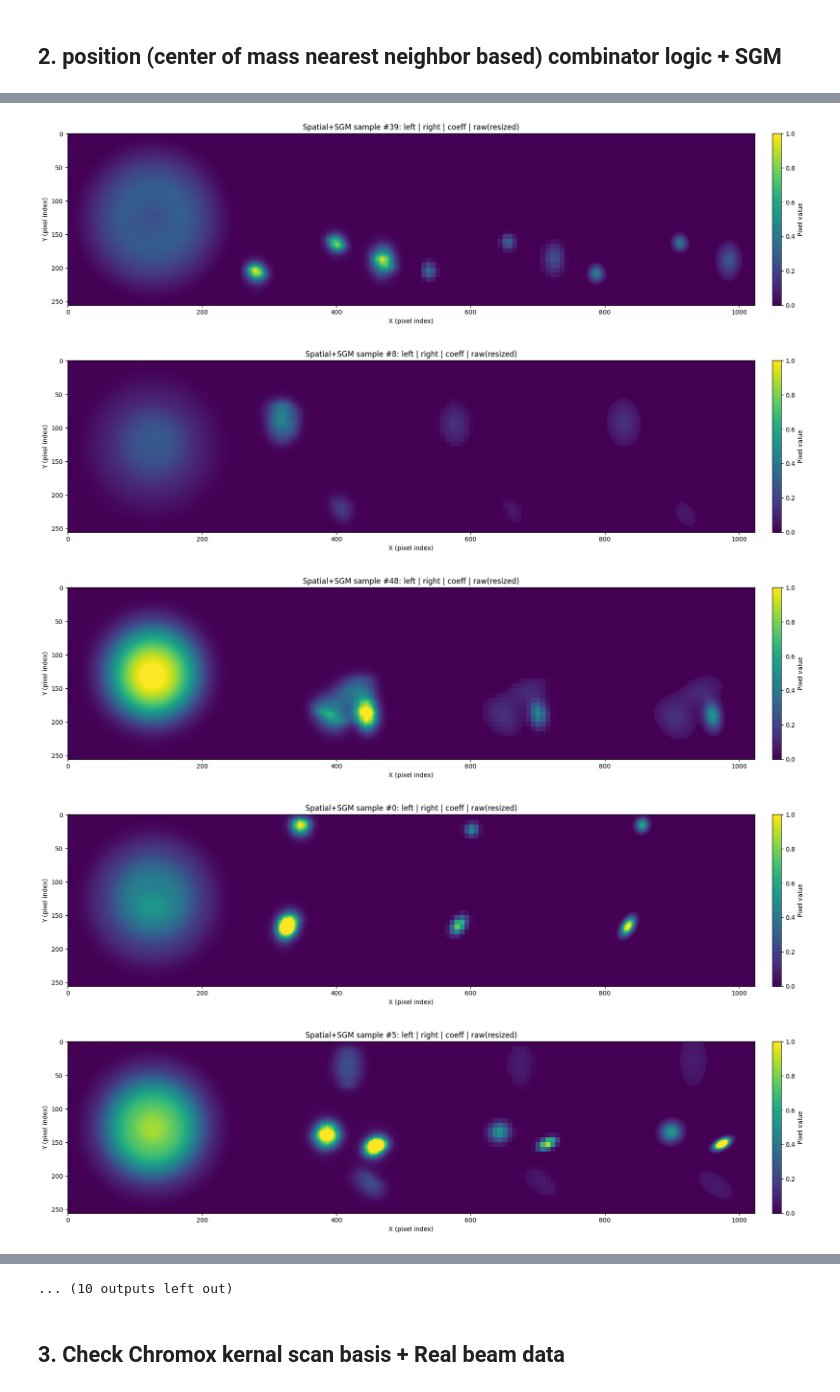
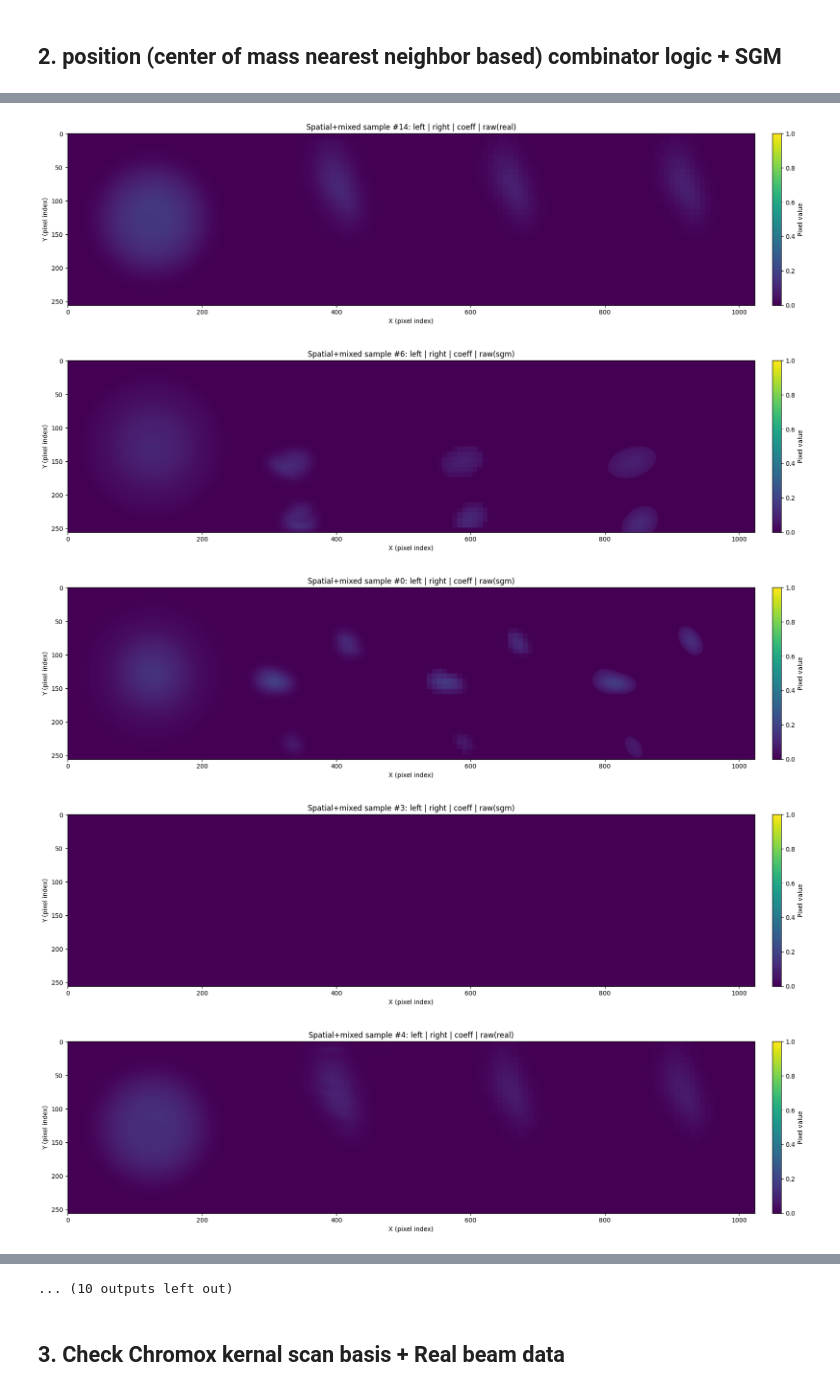
Before and after one commit to Andrew-XQY/fiber-image-reconstruction, a Jupyter notebook: notebooks/visualization.ipynb, the cells around one changed output, grey strips where cells are left out. Cells and saved outputs as stored; diff of their text form; code cells hidden in the pictures.

```diff
--- a/notebooks/visualization.ipynb
+++ b/notebooks/visualization.ipynb
@@ -1913,9 +1913,12 @@ config = load_config(
 )
 
 TRAIN_DATASET_KEY = config["data"]["dataset_sources"][0]
+EVAL_DATASET_KEY = config["data"]["dataset_sources"][1] if len(config["data"]["dataset_sources"]) > 1 else TRAIN_DATASET_KEY
+PATTERN_DATASET_KEY = EVAL_DATASET_KEY
 TRAIN_SQL_KEY = config["data"]["train_sql_key"]
+PATTERN_SQL_KEY = config["data"].get("pattern_sql_key", TRAIN_SQL_KEY)
 PROVIDER_OUTPUT_COLUMN = config["data"].get("provider_output_column", "image_pair")
-SYNTH_TAKE_N = 50
+SYNTH_TAKE_N = 20
 
 # Jitter controls:
 JITTER_MODE = "global_cell"   # "none" or "global_cell"
@@ -1925,8 +1928,10 @@ if not 0.0 <= JITTER_ALPHA <= 1.0:
     raise ValueError(f"JITTER_ALPHA must be in [0, 1], got {JITTER_ALPHA}")
 
 root_dir = Path(config["paths"][TRAIN_DATASET_KEY])
+pattern_root_dir = Path(config["paths"][PATTERN_DATASET_KEY])
 db_rel = config["dataset_structure"]["db"].lstrip("/\\")
 db_path = str(root_dir / db_rel)
+pattern_db_path = str(pattern_root_dir / db_rel)
 orth_sql = config["sql"][TRAIN_SQL_KEY]
 
 
@@ -1974,6 +1979,8 @@ def build_sgm_stream(cfg, tap_before_postprocess=None):
         std_2=cfg["simulation"]["std_2"],
         max_intensity=cfg["simulation"]["max_intensity"],
         fade_rate=cfg["simulation"]["fade_rate"],
+        area_boost_scale=cfg["simulation"].get("area_boost_scale", 0.25),
+        max_peak_intensity=cfg["simulation"].get("max_peak_intensity"),
         distribution=cfg["simulation"]["distribution"],
     )
 
@@ -2027,15 +2034,55 @@ orth_provider = SqlProvider(
     sources={"connection": db_path, "sql": orth_sql},
     output_config={"list": PROVIDER_OUTPUT_COLUMN},
 )
+pattern_source_provider = SqlProvider(
+    sources={"connection": pattern_db_path, "sql": config["sql"][PATTERN_SQL_KEY]},
+    output_config={"list": PROVIDER_OUTPUT_COLUMN},
+)
 
 full_transforms = build_transforms_from_config(
     with_parent_dir(config["data"]["transforms"]["torch"], root_dir)
 )
+basis_tf_cfg = config["data"].get("basis_transforms", {}).get("torch", [])
+if basis_tf_cfg:
+    full_transforms.extend(
+        build_transforms_from_config(with_parent_dir(basis_tf_cfg, root_dir))
+    )
 
-tap_raw_pattern = PatternTap()
+tap_real_pattern = PatternTap()
+tap_sgm_pattern = PatternTap()
+
+real_stream = pattern_gen.image_pattern_stream(
+    source=pattern_source_provider,
+    transforms=[
+        *build_transforms_from_config(
+            with_parent_dir(config["image_generator"]["transforms"], pattern_root_dir)
+        ),
+        tap_real_pattern,
+    ],
+    shuffle=False,
+    seed=config["seed"],
+)
+sgm_stream = build_sgm_stream(config, tap_before_postprocess=tap_sgm_pattern)
+which_used = {"last": None}
+
+
+def tag_stream(stream, label):
+    for sample in stream:
+        which_used["last"] = label
+        yield sample
+
+
+mixed_stream = pattern_gen.weighted_stream(
+    sources=[tag_stream(real_stream, "real"), tag_stream(sgm_stream, "sgm")],
+    probabilities=[
+        config["weighted_stream"].get("real_weight", 0.5),
+        config["weighted_stream"].get("sgm_weight", 0.5),
+    ],
+    seed=config["seed"],
+)
 
 combinator = SpatialNearestCombinator(
-    pattern_provider=build_sgm_stream(config, tap_before_postprocess=tap_raw_pattern),
+    pattern_provider=mixed_stream,
     skip_zero=True,
     eps=1e-8,
     jitter_mode=JITTER_MODE,
@@ -2065,10 +2112,12 @@ pair_list = []                # each: (2, 1, H, W)
 pattern_coeff_list = []       # each: (1, H, W), map actually used by combinator
 pattern_raw_native_list = []  # each: (1, h0, w0), high-res/native before process_functions
 pattern_raw_plot_list = []    # each: (1, H, W), resized only for side-by-side plotting
+pattern_source_list = []
 
 for _ in tqdm(range(SYNTH_TAKE_N)):
     pair = np.asarray(next(it), dtype=np.float32)  # (2, 1, H, W)
     pair_list.append(pair)
+    pattern_source_list.append(which_used["last"])
 
     H, W = pair.shape[-2], pair.shape[-1]
 
@@ -2079,7 +2128,8 @@ for _ in tqdm(range(SYNTH_TAKE_N)):
     pattern_coeff_list.append(coeff_map)
 
     # 2) high-resolution/native generated pattern before postprocess
-    raw_native = to_single_channel_01(tap_raw_pattern.last, fallback_hw=(H, W))  # (1, h0, w0) or fallback
+    raw_src = tap_sgm_pattern.last if which_used["last"] == "sgm" else tap_real_pattern.last
+    raw_native = to_single_channel_01(raw_src, fallback_hw=(H, W))  # (1, h0, w0) or fallback
     pattern_raw_native_list.append(raw_native)
 
     # plot copy resized to pair size
@@ -2113,6 +2163,7 @@ print("dataset source:", TRAIN_DATASET_KEY)
 print("provider length:", len(orth_provider))
 print("samples shape (left/right/coeff):", samples.shape)
 print("samples_plot4 shape (left/right/coeff/raw_plot):", samples_plot4.shape)
+print("pattern sources:", {k: pattern_source_list.count(k) for k in sorted(set(pattern_source_list))})
 print("raw native patterns stored as list length:", len(pattern_raw_native_list))
 
 # -------------------------------------------------
@@ -2130,7 +2181,7 @@ for i in idxs:
     joined = T.get("join_image")([a, b, c, d], layout=(1, 4))
     plot_image(
         joined,
-        title=f"Spatial+SGM sample #{i}: left | right | coeff | raw(resized)",
+        title=f"Spatial+mixed sample #{i}: left | right | coeff | raw({pattern_source_list[i]})",
         cmap="viridis",  # viridis inferno
         scale="linear",
         vmin=0,
@@ -2177,5 +2232,5 @@ raw native patterns stored as list length: 50
-[figure, old version]
+[figure, new version]
-[figure, old version]
+[figure, new version]
-[figure, old version]
+[figure, new version]
-[figure, old version]
+[figure, new version]
-[figure, old version]
+[figure, new version]
```
Also changed, not shown: parts of 1 cell of this notebook, 5 other files.
